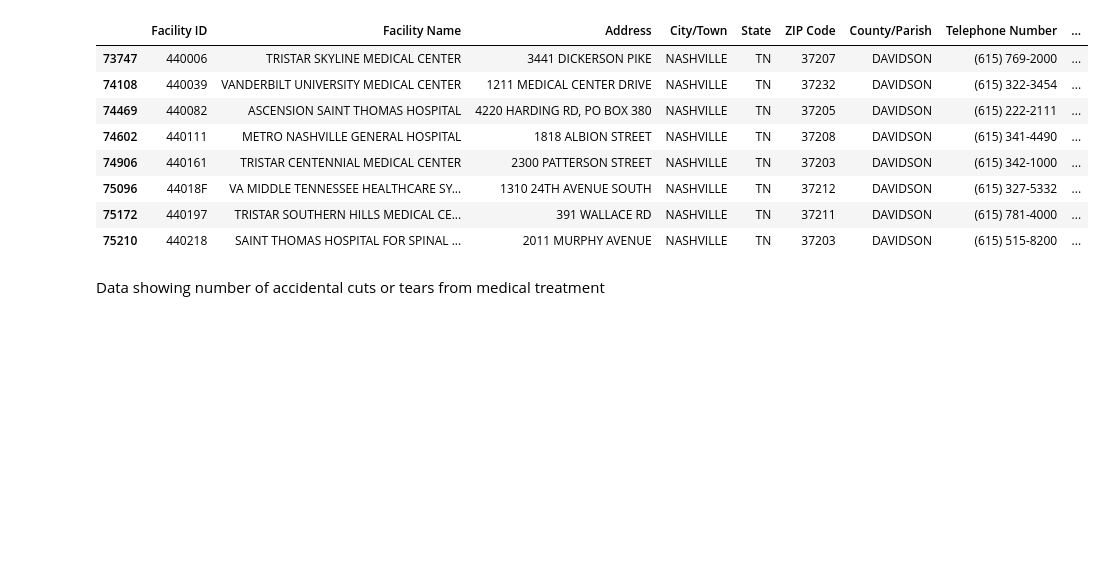
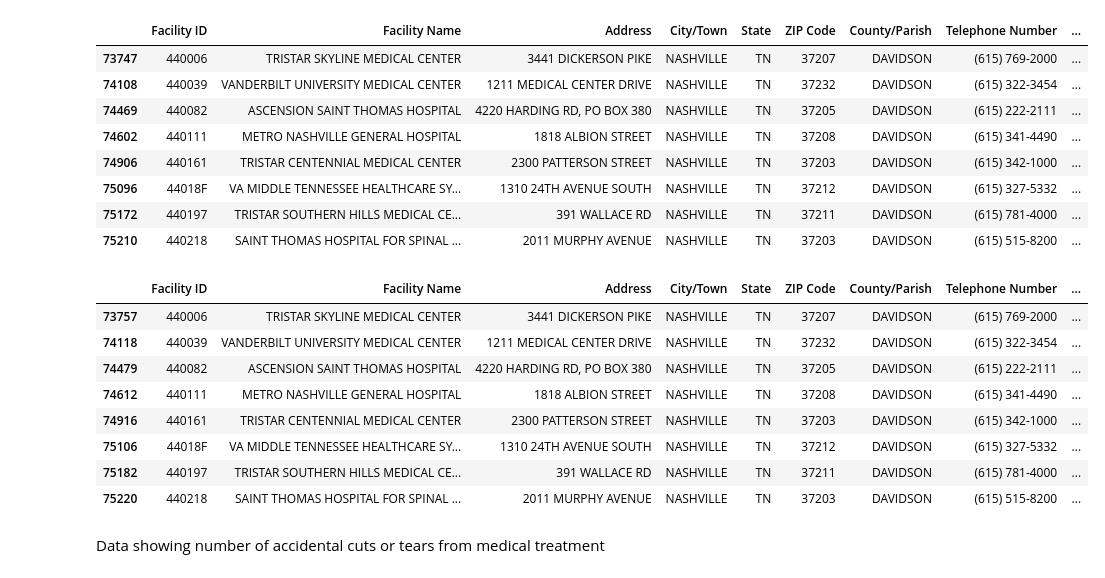
Before and after one commit to hlawson220/capstone_DA9_hlawson, a Jupyter notebook: notebook/capstone_data.ipynb, the cells around one changed output. Saved outputs shown, nothing was run; the diff lists cells and outputs as text; code cells hidden in the pictures; blank space fills up the shorter version.

```diff
--- a/notebook/capstone_data.ipynb
+++ b/notebook/capstone_data.ipynb
@@ -69,6 +69,19 @@ treatable_deaths
 | 75096 | 44018F | VA MIDDLE TENNESSEE HEALTHCARE SY... | 1310 24TH AVENUE SOUTH | NASHVILLE | TN | 37212 | DAVIDSON | (615) 327-5332 | ... |
 | 75172 | 440197 | TRISTAR SOUTHERN HILLS MEDICAL CE... | 391 WALLACE RD | NASHVILLE | TN | 37211 | DAVIDSON | (615) 781-4000 | ... |
 | 75210 | 440218 | SAINT THOMAS HOSPITAL FOR SPINAL ... | 2011 MURPHY AVENUE | NASHVILLE | TN | 37203 | DAVIDSON | (615) 515-8200 | ... |
+# %%
+ser_com = nash_tn_complications[nash_tn_complications["Measure ID"]=='PSI_90']
+ser_com
+# %% [output]
+|  | Facility ID | Facility Name | Address | City/Town | State | ZIP Code | County/Parish | Telephone Number | ... |
+| 73757 | 440006 | TRISTAR SKYLINE MEDICAL CENTER | 3441 DICKERSON PIKE | NASHVILLE | TN | 37207 | DAVIDSON | (615) 769-2000 | ... |
+| 74118 | 440039 | VANDERBILT UNIVERSITY MEDICAL CENTER | 1211 MEDICAL CENTER DRIVE | NASHVILLE | TN | 37232 | DAVIDSON | (615) 322-3454 | ... |
+| 74479 | 440082 | ASCENSION SAINT THOMAS HOSPITAL | 4220 HARDING RD, PO BOX 380 | NASHVILLE | TN | 37205 | DAVIDSON | (615) 222-2111 | ... |
+| 74612 | 440111 | METRO NASHVILLE GENERAL HOSPITAL | 1818 ALBION STREET | NASHVILLE | TN | 37208 | DAVIDSON | (615) 341-4490 | ... |
+| 74916 | 440161 | TRISTAR CENTENNIAL MEDICAL CENTER | 2300 PATTERSON STREET | NASHVILLE | TN | 37203 | DAVIDSON | (615) 342-1000 | ... |
+| 75106 | 44018F | VA MIDDLE TENNESSEE HEALTHCARE SY... | 1310 24TH AVENUE SOUTH | NASHVILLE | TN | 37212 | DAVIDSON | (615) 327-5332 | ... |
+| 75182 | 440197 | TRISTAR SOUTHERN HILLS MEDICAL CE... | 391 WALLACE RD | NASHVILLE | TN | 37211 | DAVIDSON | (615) 781-4000 | ... |
+| 75220 | 440218 | SAINT THOMAS HOSPITAL FOR SPINAL ... | 2011 MURPHY AVENUE | NASHVILLE | TN | 37203 | DAVIDSON | (615) 515-8200 | ... |
 # %% [markdown]
 Data showing number of accidental cuts or tears from medical treatment
 # %%
```
Also changed, not shown: parts of 10 cells of this notebook, 2 other files.
